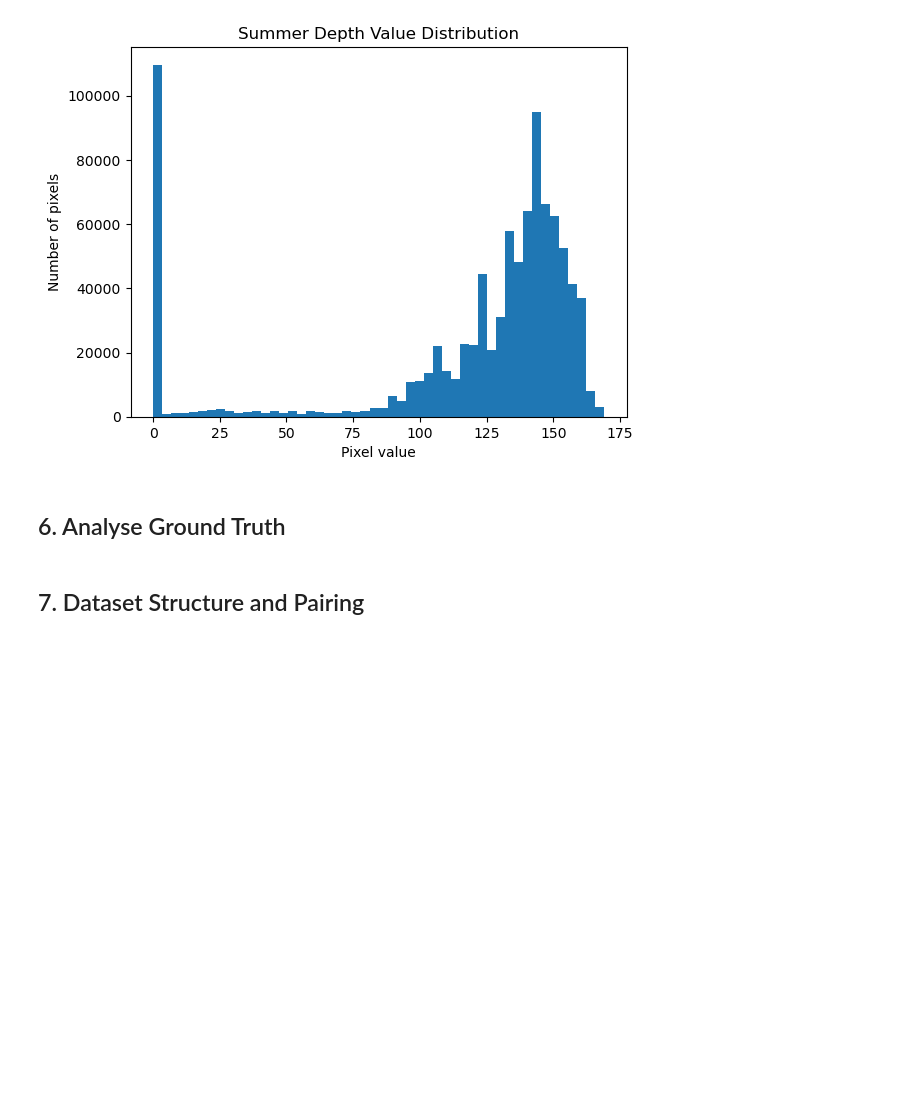
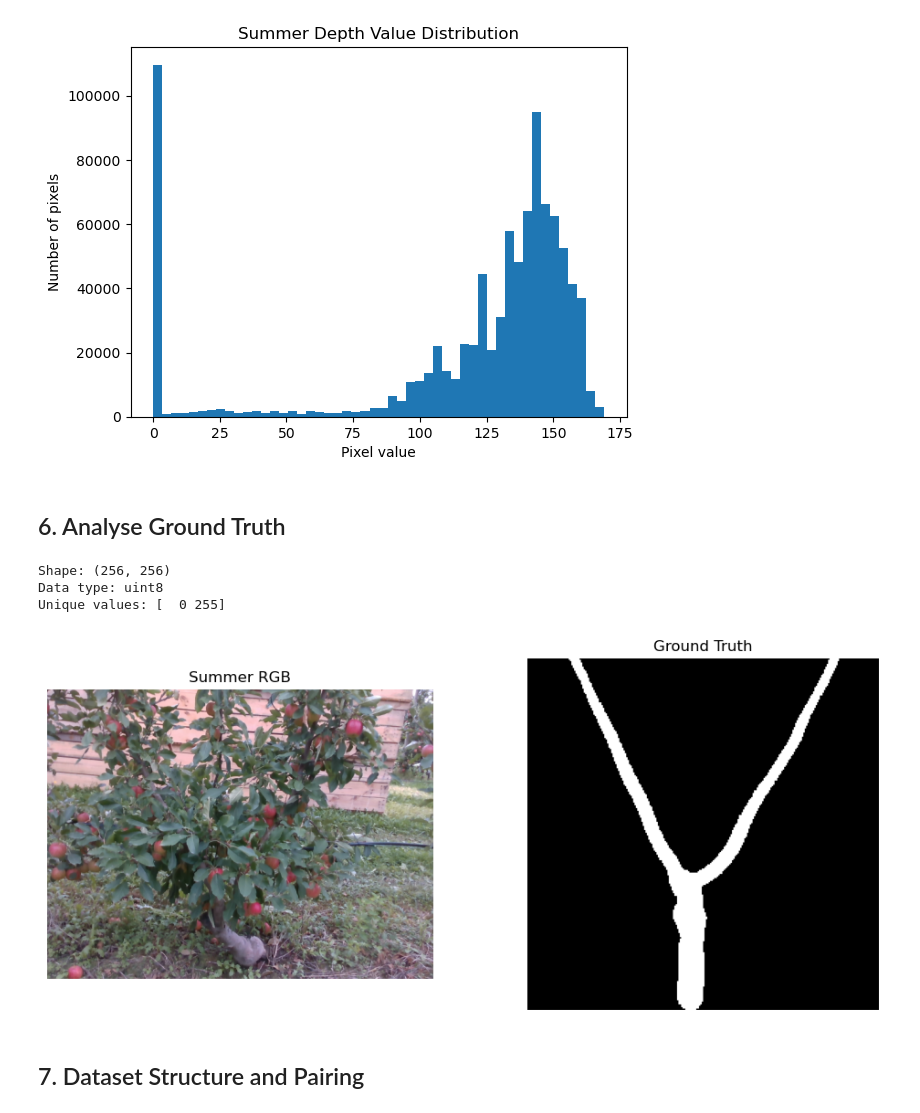
Before and after one commit to David-Hayes747/TreeProject, a Jupyter notebook: notebooks/01_data_exploration.ipynb, the cells around one changed output. Drawn from its saved outputs; the diff is of its cells as text; code cells hidden in the pictures; blank space fills up the shorter version.

Commit message:
Further analyzed the data using the classes

```diff
--- a/notebooks/01_data_exploration.ipynb
+++ b/notebooks/01_data_exploration.ipynb
@@ -91,6 +91,27 @@ plt.show()
 [figure]
 # %% [markdown]
 ## 6. Analyse Ground Truth
+# %%
+print("Shape:", tree.summer_gt.shape)
+print("Data type:", tree.summer_gt.dtype)
+print("Unique values:", np.unique(tree.summer_gt))
+fig, axes = plt.subplots(1, 2, figsize=(12, 5))
+
+axes[0].imshow(tree.summer_rgb)
+axes[0].set_title("Summer RGB")
+
+axes[1].imshow(tree.summer_gt, cmap="gray")
+axes[1].set_title("Ground Truth")
+
+for ax in axes:
+    ax.axis("off")
+
+plt.show()
+# %% [output]
+Shape: (256, 256)
+Data type: uint8
+Unique values: [  0 255]
+[figure, added]
 # %% [markdown]
 ## 7. Dataset Structure and Pairing
 # %%
```
Also changed, not shown: parts of 3 cells of this notebook.
